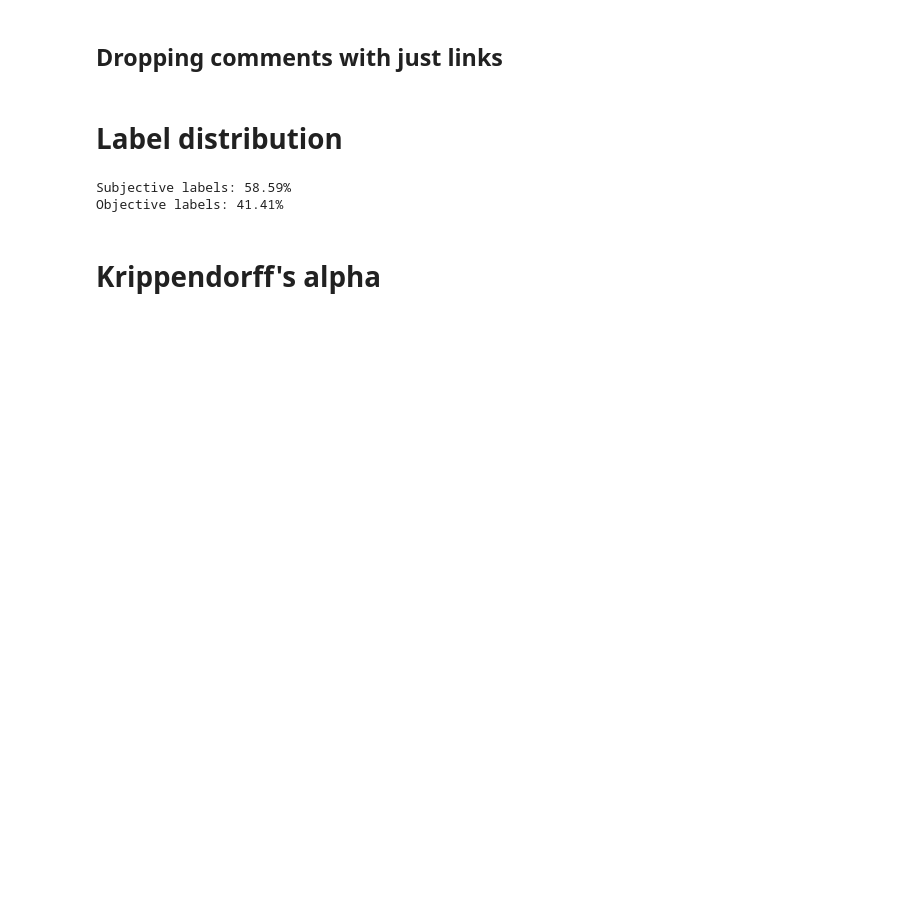
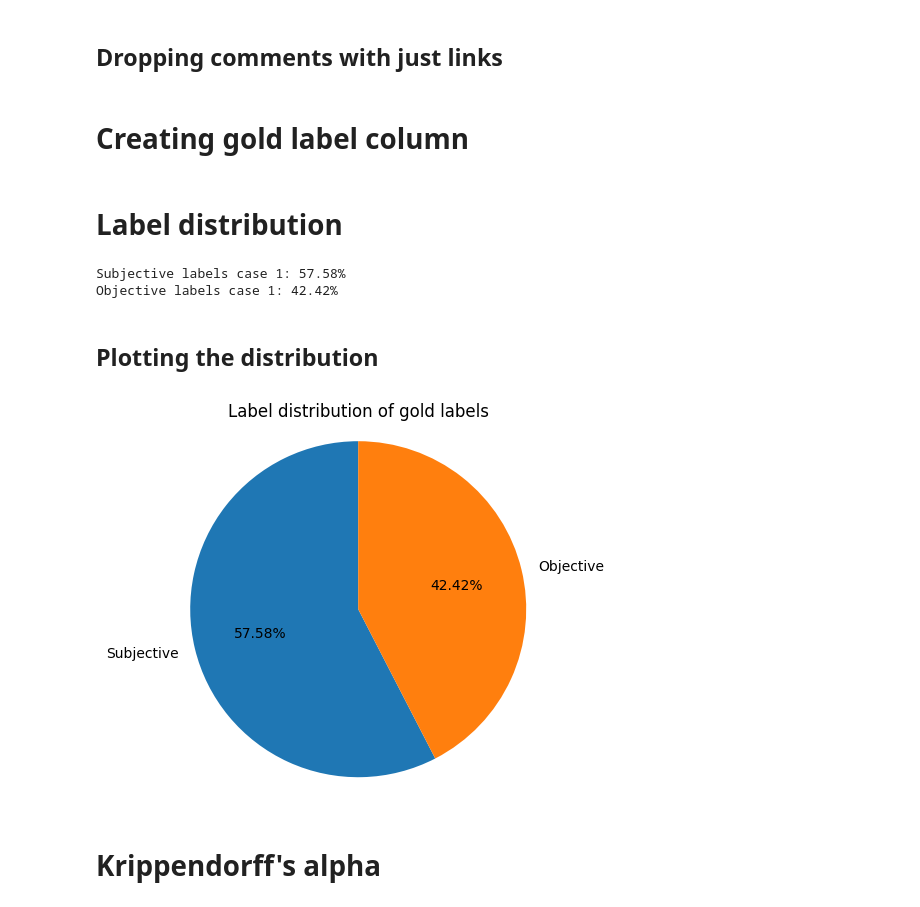
Before and after one commit to ToyeshC/BSc-Thesis, a Jupyter notebook: thesis.ipynb, the cells around one changed output. Cells and saved outputs as stored; diff of their text form; code cells hidden in the pictures; blank space fills up the shorter version.

Commit message:
added distribution plots

```diff
--- a/thesis.ipynb
+++ b/thesis.ipynb
@@ -63,3 +65,5 @@ df_links = df[(df['text'].str[:4] == "http") & (~df['text'].str.contains(' '))]
 # Drop the filtered rows
 df.drop(df_links.index, inplace=True)
 df.reset_index(drop=True, inplace=True)
+# %% [markdown]
+# Creating gold label column
@@ -66,30 +76,33 @@ df.reset_index(drop=True, inplace=True)
 # %% [markdown]
 # Label distribution
 # %%
-count_1 = Counter(df['Label 1'].iloc[:99])
-count_2 = Counter(df['Label 2'].iloc[:99])
+count = Counter(df['Gold Label'])
 
-subjective_1 = count_1['subjective']
-objective_1 = count_1['objective']
+subjective = count['subjective']
+objective = count['objective']
+total = subjective + objective
 
-subjective_2 = count_2['subjective']
-objective_2 = count_2['objective']
-
-# Calculating the distribution
-total = subjective_1 + objective_1
-
-subjective_avg = (subjective_1 + subjective_2) / 2
-objective_avg = (objective_1 + objective_2) / 2
-
-subjective_percent = round((subjective_avg / total) * 100, 2)
-objective_percent = round((objective_avg / total) * 100, 2)
+subjective_percent = round((subjective / total) * 100, 2)
+objective_percent = round((objective / total) * 100, 2)
 
 # Displaying the results
-print(f"Subjective labels: {subjective_percent}%")
-print(f"Objective labels: {objective_percent}%")
+print(f"Subjective labels case 1: {subjective_percent}%")
+print(f"Objective labels case 1: {objective_percent}%")
 # %% [output]
-Subjective labels: 58.59%
-Objective labels: 41.41%
+Subjective labels case 1: 57.58%
+Objective labels case 1: 42.42%
+# %% [markdown]
+## Plotting the distribution
+# %%
+plot_labels = ['Subjective', 'Objective']
+percentages = [subjective_percent, objective_percent]
+
+plt.pie(percentages, labels=plot_labels, autopct='%0.2f%%', startangle=90)
+plt.axis('equal')
+plt.title('Label distribution of gold labels')
+plt.show()
+# %% [output]
+[figure, added]
 # %% [markdown]
 # Krippendorff's alpha
 # %%
```
Also changed, not shown: parts of 22 cells of this notebook.
